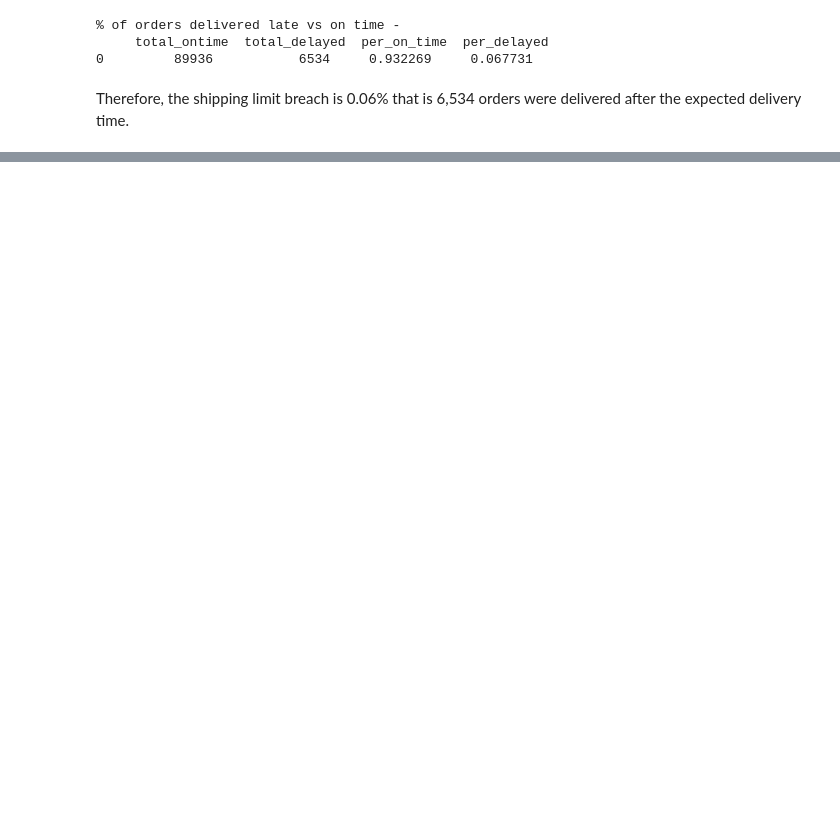
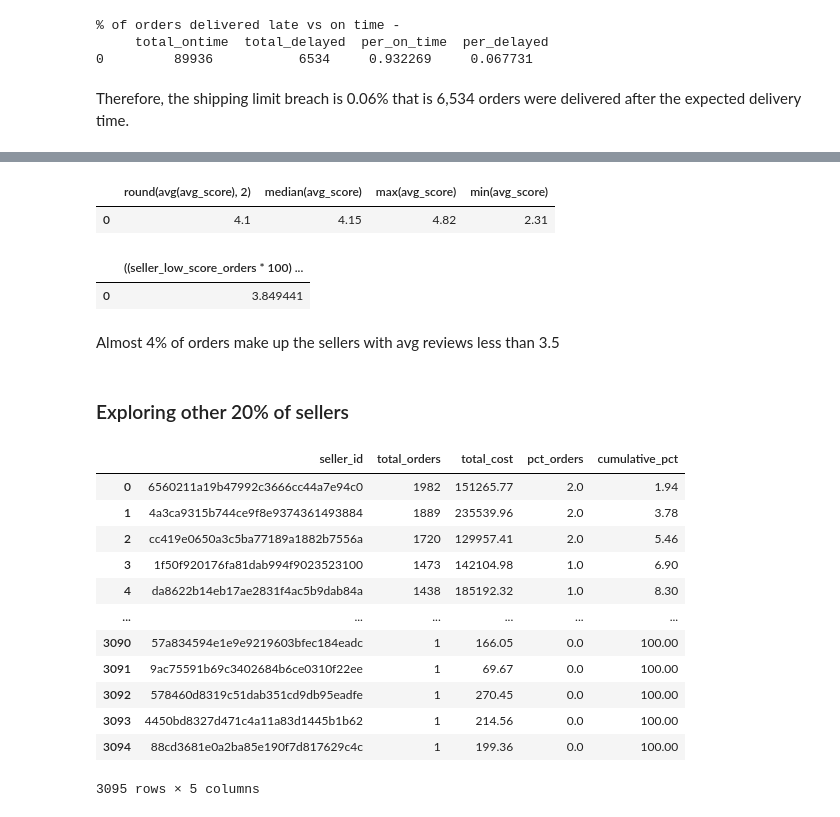
Before and after one commit to tejalig/olist-analysis, a Jupyter notebook: notebooks/05_EDA.ipynb, the cells around one changed output, grey strips where cells are left out. Cells and saved outputs as stored; diff of their text form; code cells hidden in the pictures; blank space fills up the shorter version.

```diff
--- a/notebooks/05_EDA.ipynb
+++ b/notebooks/05_EDA.ipynb
@@ -399,2 +389,61 @@ for m in range(0, len(marts)):
+# %%
+# Analysing the review scenario for these sellers.
+query = """
+
+    select
+        round(avg(avg_score),2), median(avg_score), max(avg_score), min(avg_score)
+    from seller_concentrated_reviews
+"""
+conn.execute(query).df()
+# %% [output]
+|  | round(avg(avg_score), 2) | median(avg_score) | max(avg_score) | min(avg_score) |
+| 0 | 4.1 | 4.15 | 4.82 | 2.31 |
+# %%
+# % of sellers with less than the avg review score of 3.5
+query = """
+    with total_sellers as (
+        select sum(total_orders) as total_orders
+        from seller_concentrated_reviews
+    ),
+    sellers_3_5_less as (
+        select sum(total_orders) as seller_low_score_orders
+        from seller_concentrated_reviews
+        where avg_score <=3.5
+    )
+    select
+        seller_low_score_orders*100/total_orders
+    from total_sellers, sellers_3_5_less
+
+"""
+conn.execute(query).df()
+# %% [output]
+|  | ((seller_low_score_orders * 100) ... |
+| 0 | 3.849441 |
+# %% [markdown]
+Almost 4% of orders make up the sellers with avg reviews less than 3.5
+# %% [markdown]
+### Exploring other 20% of sellers
+# %%
+query = """
+    select
+        *
+    from pareto_principle > 80
+"""
+
+conn.execute(query).df()
+# %% [output]
+|  | seller_id | total_orders | total_cost | pct_orders | cumulative_pct |
+| 0 | 6560211a19b47992c3666cc44a7e94c0 | 1982 | 151265.77 | 2.0 | 1.94 |
+| 1 | 4a3ca9315b744ce9f8e9374361493884 | 1889 | 235539.96 | 2.0 | 3.78 |
+| 2 | cc419e0650a3c5ba77189a1882b7556a | 1720 | 129957.41 | 2.0 | 5.46 |
+| 3 | 1f50f920176fa81dab994f9023523100 | 1473 | 142104.98 | 1.0 | 6.90 |
+| 4 | da8622b14eb17ae2831f4ac5b9dab84a | 1438 | 185192.32 | 1.0 | 8.30 |
+| ... | ... | ... | ... | ... | ... |
+| 3090 | 57a834594e1e9e9219603bfec184eadc | 1 | 166.05 | 0.0 | 100.00 |
+| 3091 | 9ac75591b69c3402684b6ce0310f22ee | 1 | 69.67 | 0.0 | 100.00 |
+| 3092 | 578460d8319c51dab351cd9db95eadfe | 1 | 270.45 | 0.0 | 100.00 |
+| 3093 | 4450bd8327d471c4a11a83d1445b1b62 | 1 | 214.56 | 0.0 | 100.00 |
+| 3094 | 88cd3681e0a2ba85e190f7d817629c4c | 1 | 199.36 | 0.0 | 100.00 |
+3095 rows × 5 columns
 # %%
 #conn.close()
```
Also changed, not shown: parts of 30 cells of this notebook.
